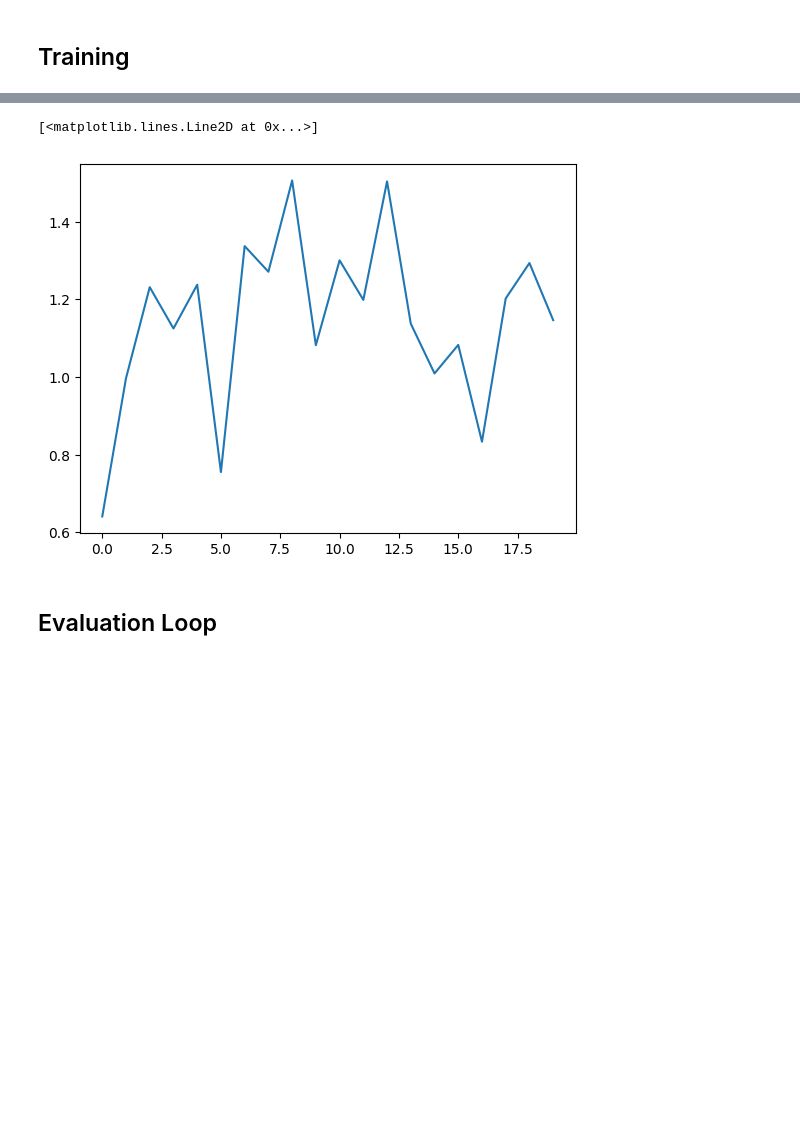
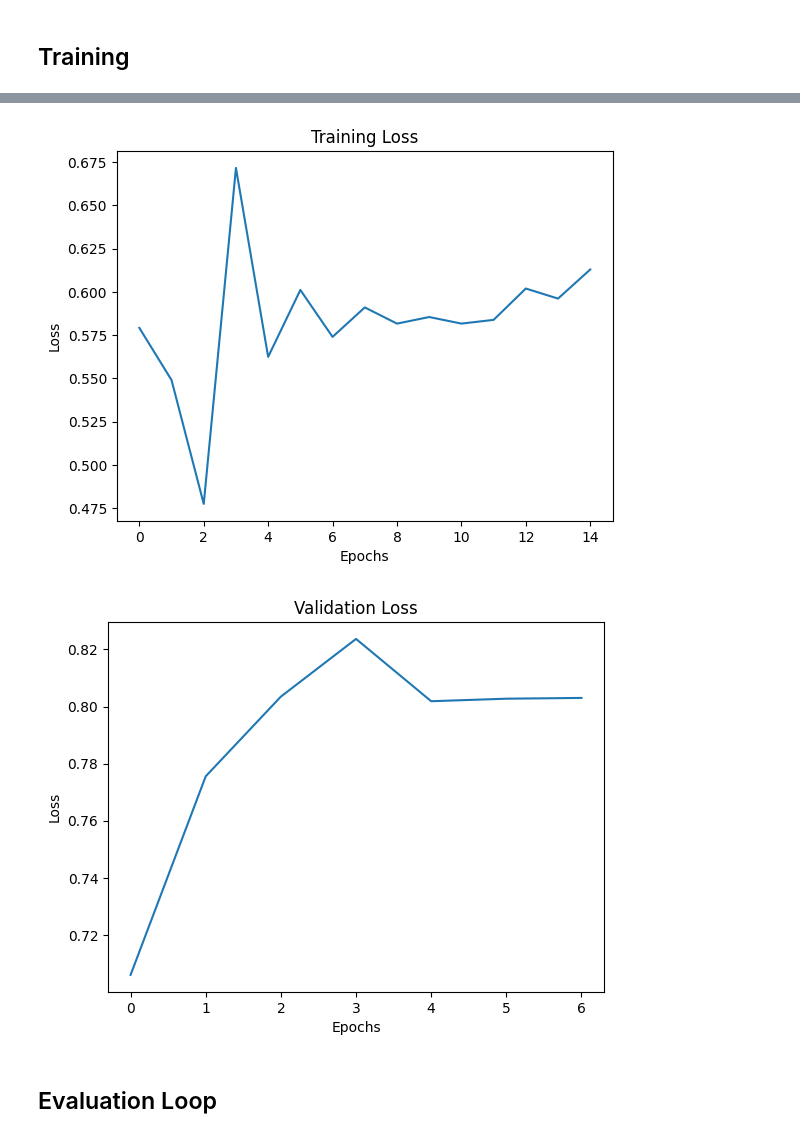
Before and after one commit to somaniarushi/ficembed, a Jupyter notebook: peer_review_submission/rnn_arch.ipynb, the cells around one changed output, grey strips where cells are left out. Saved outputs shown, nothing was run; the diff lists cells and outputs as text; code cells hidden in the pictures; blank space fills up the shorter version.

```diff
--- a/peer_review_submission/rnn_arch.ipynb
+++ b/peer_review_submission/rnn_arch.ipynb
@@ -135,13 +137,6 @@ print(f"Sizes: train {len(train_data)}, valid {len(valid_data)}, test {len(test_
 Sizes: train 1011, valid 337, test 338
 # %% [markdown]
 ## Training
-# %%
-# Hyperparameters
-character_embedding_dim = 16
-bert_dim = 768
-edge_dim = 16
-epochs = 1
-iters_per_dialog = 1
 # %%
 # Data extraction functions
 def get_ground_truth(datapoint):
@@ -215,10 +257,23 @@ def train_loop(model, optimizer, criterion, character_embeddings, train_data, va
+# %%
+# Learning rate scheduler to prevent overfitting
+def get_scheduler(optimizer):
+    scheduler = torch.optim.lr_scheduler.ReduceLROnPlateau(optimizer, 'min', patience=1, verbose=True)
+    return scheduler
+# %%
+# Hyperparameters
+character_embedding_dim = 4
+bert_dim = 768
+edge_dim = 16
+epochs = 8
+iters_per_dialog = 1
 # %%
 # Run the training loop
 hyperparameters = {'epochs': epochs, 'iters_per_dialog': iters_per_dialog}
 model = GCLWithHeadBert(character_embedding_dim, bert_dim, edge_dim, 1).to(torch_device)
-optimizer = torch.optim.Adam(model.parameters(), lr=0.01)
-criterion = torch.nn.MSELoss()
+optimizer = torch.optim.Adam(model.parameters())
+criterion = SignedMSELoss()
+scheduler = get_scheduler(optimizer)
 character_embeddings = torch.rand((len(character_enum), character_embedding_dim)).to(torch_device)
-losses, all_losses = train_loop(model, optimizer, criterion, character_embeddings, train_data, valid_data, hyperparameters, print_every = 100)
+losses, all_losses, val_losses = train_loop(model, optimizer, criterion, scheduler, character_embeddings, train_data, valid_data, hyperparameters)
 # %% [output]
 Running training dialogues: 1011
@@ -237,18 +292,29 @@ Epoch 0, loss 0.1958947777748108
 # %%
 def get_avg_losses(loss, size):
     """
     For the list of losses, create a new list averaging together every size elements
     """
     avg_loss = []
     for i in range(0, len(loss), size):
         avg_loss.append(sum(loss[i:i+size])/size)
     return avg_loss[:-1]
 
-avg_losses = get_avg_losses(all_losses, 100)
-plt.plot(avg_losses)
+avg_losses = get_avg_losses(all_losses, 1011)
+plt.plot(range(len(avg_losses)), avg_losses)
+plt.title("Training Loss")
+plt.xlabel("Epochs")
+plt.ylabel("Loss")
+plt.show()
+
+avg_val_losses = get_avg_losses(val_losses, 1)
+plt.plot(range(len(avg_val_losses)), avg_val_losses)
+plt.title("Validation Loss")
+plt.xlabel("Epochs")
+plt.ylabel("Loss")
+plt.show()
 # %% [output]
-[<matplotlib.lines.Line2D at 0x...>]
-[figure, old version]
+[figure, new version]
+[figure, added]
 # %% [markdown]
 ## Evaluation Loop
 # %%
```
Also changed, not shown: parts of 8 cells of this notebook.
